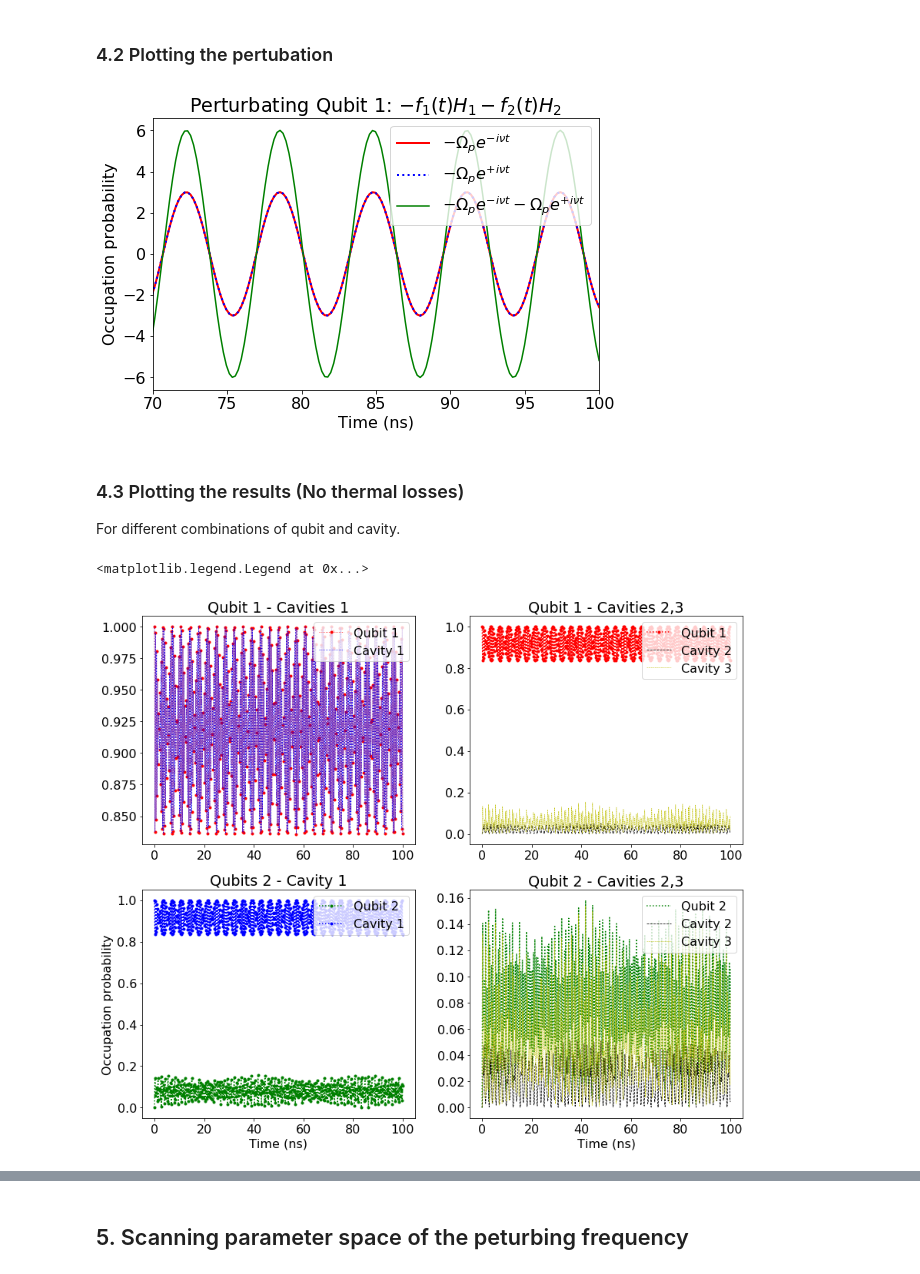
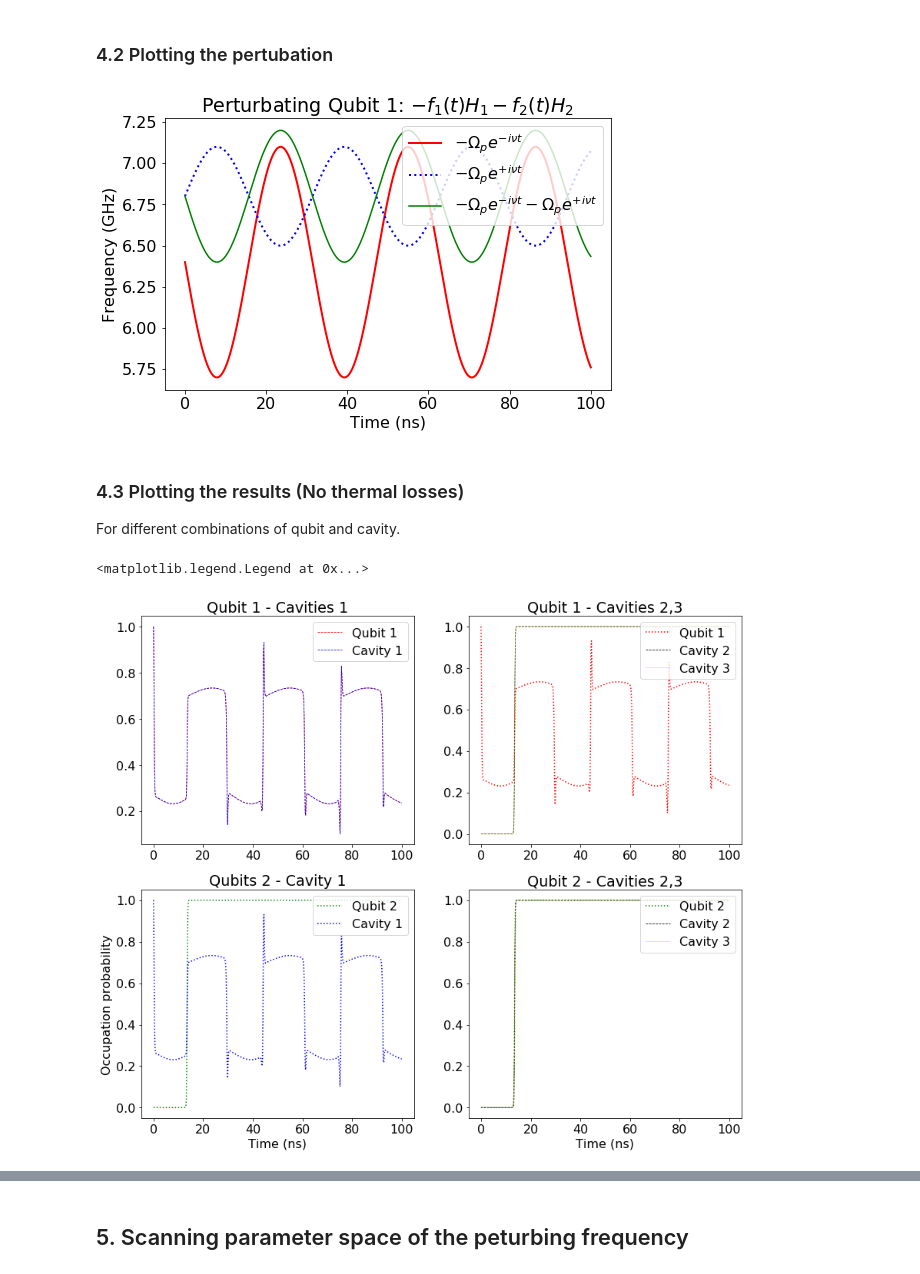
Before and after one commit to SoumyaShreeram/Qubit, a Jupyter notebook: control gates/Pertubation to the system (Haroche paper).ipynb, the cells around one changed output, grey strips where cells are left out. Drawn from its saved outputs; the diff is of its cells as text; code cells hidden in the pictures.

```diff
--- a/control gates/Pertubation to the system (Haroche paper).ipynb
+++ b/control gates/Pertubation to the system (Haroche paper).ipynb
@@ -122,31 +106,25 @@ c_ops = []
 ### 3.2 Hamiltonian's and initial state
 # %%
 # Qubit Hamiltonians (Hq1+Hq2)
-Hq1 = Hqubit(sz1)
-Hq2 = Hqubit(sz2)
+Hq1 = 0.5*sz1
+Hq2 = 0.5*sz2
 
 # Filter Hamiltonians (refer formula in the Introduction)
-H_f1 = tensor(destroy(N),create(N),qeye(N),qeye(2), qeye(2)) + tensor(create(N),destroy(N),qeye(N),qeye(2), qeye(2))
-H_f2 = tensor(qeye(N),create(N),destroy(N),qeye(2), qeye(2)) + tensor(qeye(N),destroy(N),create(N),qeye(2), qeye(2))
-
 Hf = numOp(a1) + numOp(a2) + numOp(a3)
-H_f12 = g_f1*H_f1+g_f2*H_f2
+H_f12 = g_f1*(rwaCoupling(a1, a2) + rwaCoupling(a2, a3))
 
 # Qubit-Filter Hamiltonian
-H_qf1 = tensor(destroy(N),qeye(N), qeye(N), sigmap(),qeye(2))
-H_qf2 = tensor(qeye(N),qeye(N), destroy(N), qeye(2), sigmap())
-
-Hqf = g_q1f*sumDagger(H_qf1) + g_q2f*sumDagger(H_qf2)
+Hqf = g_q1f*(rwaCoupling(a1, sm1) + rwaCoupling(a3, sm2))
 
 # time-independent Hamiltonian (see later)
-H0 = H_f12+Hqf
+H0 = H_f12 + Hqf + w_f*Hf
 
-H = H0+ w_q1*Hq1 + w_q2*Hq2 + w_f*Hf  # Resultant Hamiltonian
+H = H0 + w_q1*Hq1 + w_q2*Hq2  # Resultant Hamiltonian
 # %% [markdown]
 ### 3.3 Initial State
 # %%
 # initial state of the system. Qubit 1: excited, Qubit 2: ground st.
-psi0 = tensor(basis(N,0), basis(N,0), basis(N,0), basis(2,1), basis(2,0))
+psi0 = tensor(basis(N,0), basis(N,0), basis(N,0), basis(2,0), basis(2,1))
 # %% [markdown]
 ## 4. Probing qubit 1 with to a laser field
 
@@ -157,15 +135,3 @@ where $H_0$ is called the time-independent drift Hamiltonian, $\ H_1 = \sigma_1^
 Here we write the Hamiltonian in a function-based time dependent way. See other ways [here](http://qutip.org/docs/latest/guide/dynamics/dynamics-time.html). Here the time-dependent coefficients, $f_n(t)$ of the Hamiltonian (e.g. `wf_t, w1_t,w2_t`) are expressed using Python functions
 
 ### 4.1 Function generators
-# %%
-def H1_coeff(t, args):
-    W_p = args['Omega']
-    nu = args['nu']
-    z = complex(0,-t*nu)
-    return -W_p*(cmath.exp(z))
-
-def H2_coeff(t, args):
-    W_p = args['Omega']
-    nu = args['nu']
-    z = complex(0,t*nu)
-    return -W_p*(cmath.exp(z))
@@ -172,6 +173,6 @@ def H2_coeff(t, args):
 # %%
 # time dependent Hamiltonian
-args = {'Omega': 3, 'nu': 1}
+args = {'Omega1': w_f-w_q1, 'nu': 0.2, 'Omega2': w_f-w_q2}
 H_t = [H, [sm1.dag(), H1_coeff], [sm1, H2_coeff]]
 
 # Evolving the system
@@ -180,16 +181,16 @@ output = mesolve(H_t, psi0, times, c_ops, [n1, n2, numOp(a1), numOp(a2), numOp(a
 ### 4.2 Plotting the pertubation
 # %%
 fig, ax = plt.subplots(figsize=(8,5))
-ax.plot(times, [H1_coeff(t, args=args)for t in times], 'r', linewidth=2, label=r"$- \Omega_pe^{-i\nu t}$" )
-ax.plot(times, [H2_coeff(t, args=args)for t in times], 'b:', linewidth=2, label=r"$- \Omega_pe^{+i\nu t}$")
-ax.plot(times, [H1_coeff(t, args=args)+H2_coeff(t, args=args)for t in times], 'g', label=r"$- \Omega_pe^{-i\nu t}- \Omega_pe^{+i\nu t}$")
+ax.plot(times, [H1_coeff(t, args=args)/(2*pi)for t in times], 'r', linewidth=2, label=r"$- \Omega_pe^{-i\nu t}$" )
+ax.plot(times, [H2_coeff(t, args=args)/(2*pi) for t in times], 'b:', linewidth=2, label=r"$- \Omega_pe^{+i\nu t}$")
+ax.plot(times, [(H1_coeff(t, args=args)+H2_coeff(t, args=args) -w_q1)/(2*pi) for t in times], 'g', label=r"$- \Omega_pe^{-i\nu t}- \Omega_pe^{+i\nu t}$")
 ax.legend(loc="upper right")
 ax.set_xlabel('Time (ns)')
-ax.set_xlim(70, 100)
-ax.set_ylabel('Occupation probability')
+#ax.set_xlim(70, 100)
+ax.set_ylabel('Frequency (GHz)')
 ax.set_title(r'Perturbating Qubit 1: $- f_1(t)H_1 - f_2(t)H_2$ ');
 # %% [output]
-[figure, old version]
+[figure, new version]
 # %% [markdown]
 ### 4.3 Plotting the results (No thermal losses)
 
@@ -197,33 +198,33 @@ For different combinations of qubit and cavity.
 # %%
 fig, ax = plt.subplots(2, 2, figsize=(14,12))
 # qubit 1 - Cavity 1
-ax[0, 0].plot(times, output.expect[0], 'r.:', linewidth=0.8, label="Qubit 1")
-ax[0, 0].plot(times, output.expect[0], 'b:', linewidth=0.8, label="Cavity 1")
+ax[0, 0].plot(times, output.expect[0], 'r--', linewidth=0.8, label="Qubit 1")
+ax[0, 0].plot(times, output.expect[0], 'b--', linewidth=0.8, label="Cavity 1")
 ax[0, 0].set_title('Qubit 1 - Cavities 1');
 ax[0, 0].legend(loc="upper right")
 
 # qubit 1 - Cavity 2, 3
-ax[0, 1].plot(times, output.expect[0], 'r.:', label="Qubit 1")
+ax[0, 1].plot(times, output.expect[0], 'r:', label="Qubit 1")
 ax[0, 1].plot(times, output.expect[3], 'k--', linewidth=0.8, label="Cavity 2")
 ax[0, 1].plot(times, output.expect[4], 'y--', linewidth=0.5, label="Cavity 3")
 ax[0, 1].set_title('Qubit 1 - Cavities 2,3');
 ax[0, 1].legend(loc="upper right")
 
 # qubit 2 - Cavity 1
-ax[1, 0].plot(times, output.expect[1], 'g.:', label="Qubit 2")
-ax[1, 0].plot(times, output.expect[0], 'b.:', label="Cavity 1")
+ax[1, 0].plot(times, output.expect[1], 'g:', label="Qubit 2")
+ax[1, 0].plot(times, output.expect[0], 'b:', label="Cavity 1")
 ax[1, 0].set_xlabel('Time (ns)');
 ax[1, 0].set_ylabel('Occupation probability');
 ax[1, 0].set_title('Qubits 2 - Cavity 1');
 ax[1, 0].legend(loc="upper right")
 
 # qubit 2 - Cavity 2, 3
 ax[1,1].plot(times, output.expect[1], 'g:', linewidth=1.5, label="Qubit 2")
 ax[1,1].plot(times, output.expect[3], 'k--', linewidth=0.8, label="Cavity 2")
 ax[1, 1].plot(times, output.expect[4], 'y--', linewidth=0.5, label="Cavity 3")
 ax[1,1].set_xlabel('Time (ns)')
 ax[1,1].set_title('Qubit 2 - Cavities 2,3');
 ax[1,1].legend(loc="upper right")
 # %% [output]
 <matplotlib.legend.Legend at 0x...>
-[figure, old version]
+[figure, new version]
```
Also changed, not shown: parts of 7 cells of this notebook, 5 other files.
